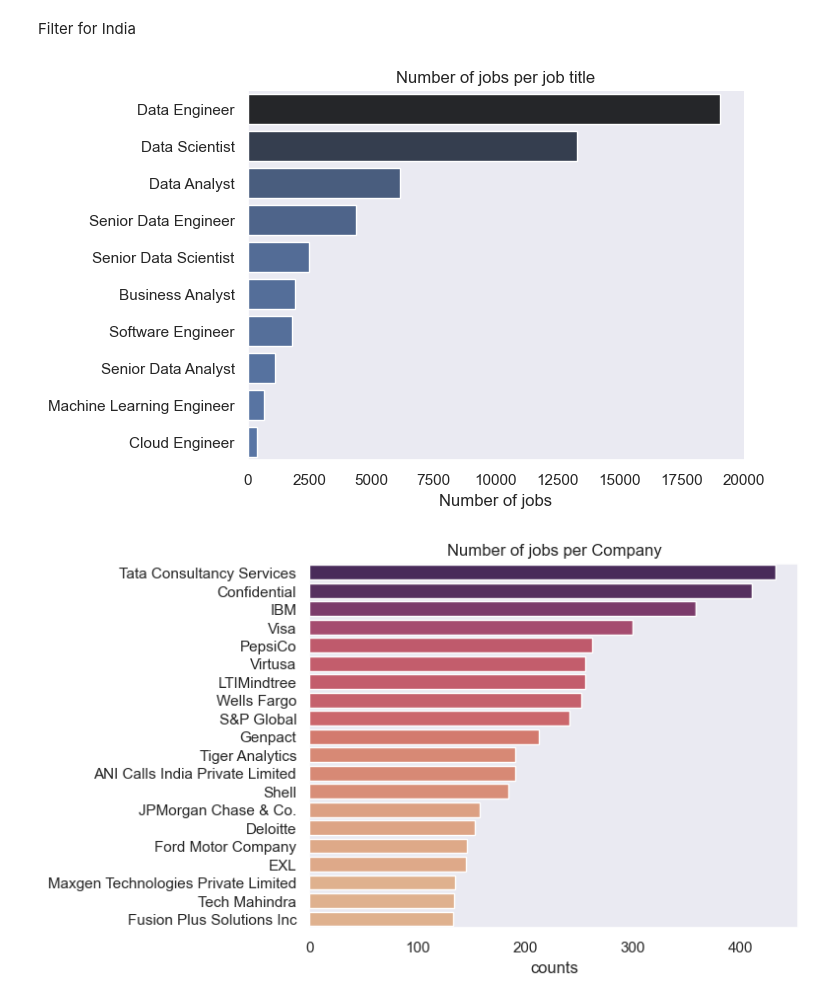
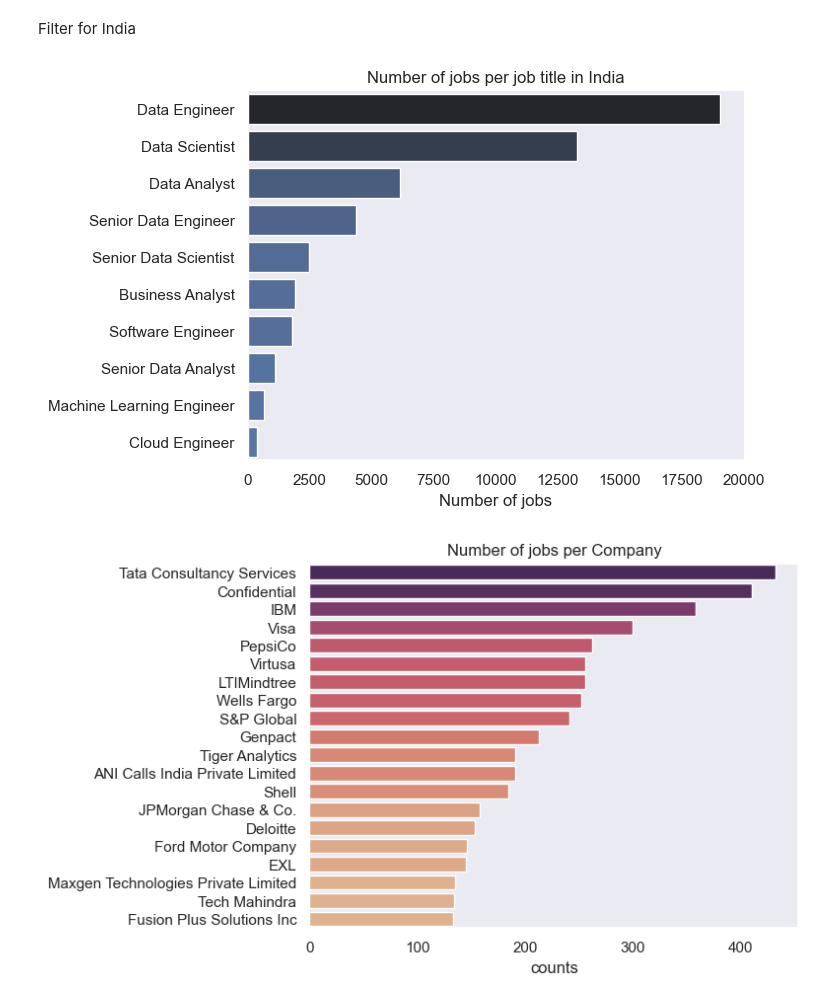
Before and after one commit to imamuddin10/pythonvs, a Jupyter notebook: project/1_EDA.ipynb, the cells around one changed output. Drawn from its saved outputs; the diff is of its cells as text; code cells hidden in the pictures.

```diff
--- a/project/1_EDA.ipynb
+++ b/project/1_EDA.ipynb
@@ -96,14 +97,14 @@ df_India = df[df['job_country']=='India']
 # %%
 df_plot = df_India['job_title_short'].value_counts().to_frame()
 sns.set_theme(style = "dark")
 sns.barplot(data = df_plot, x="count", y="job_title_short", hue="count", palette="dark:b_r", legend=False)
 sns.despine()
-plt.title("Number of jobs per job title")
+plt.title("Number of jobs per job title in India")
 plt.xlabel("Number of jobs")
 plt.ylabel("")
 plt.show()
 # %% [output]
-[figure, old version]
+[figure, new version]
 # %%
 df_plot = df_India['company_name'].value_counts().to_frame().head(20)
 sns.barplot(data=df_plot, x='count', y='company_name', hue='count', palette="flare", legend=False)
```
Also changed, not shown: parts of 1 cell of this notebook, 1 other file.
